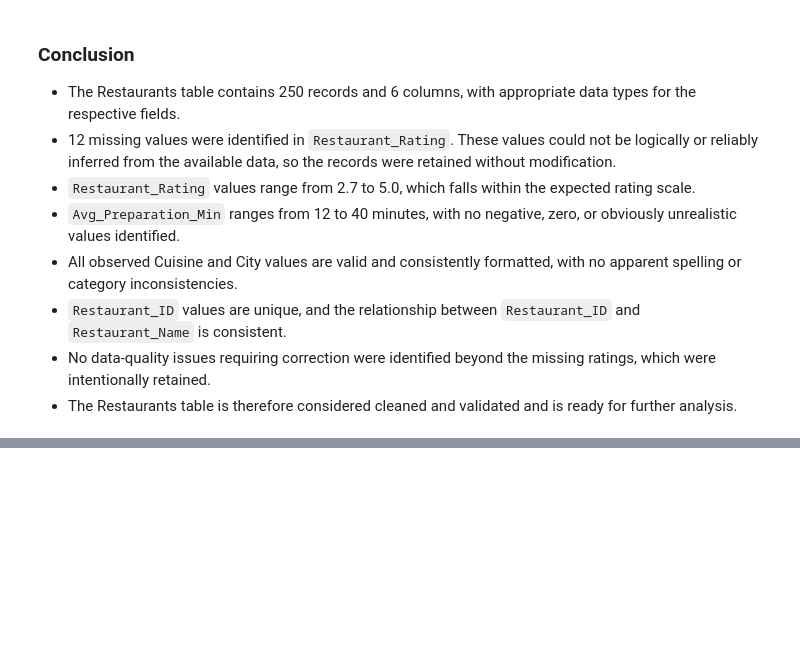
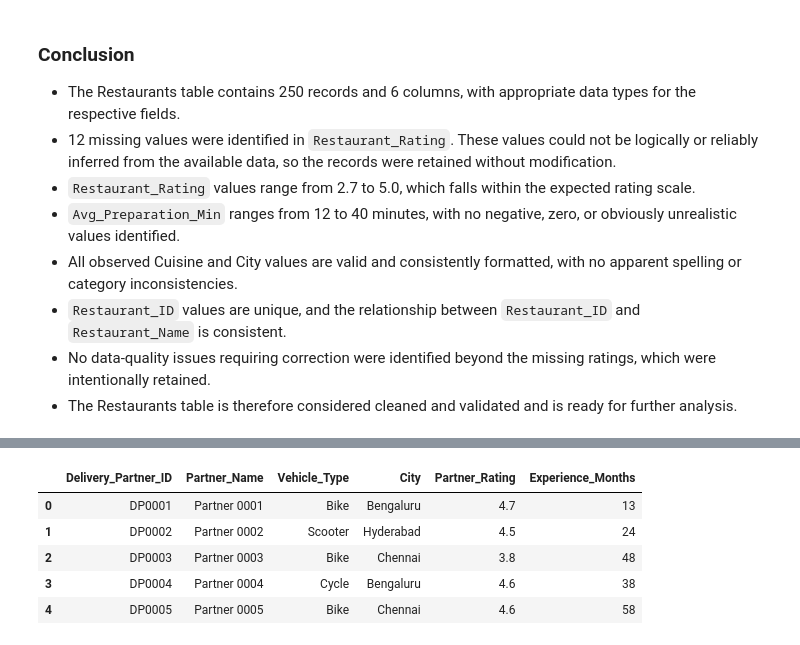
Before and after one commit to saradlakandri/Food-Delivery-Operations-Customer-Analytics, a Jupyter notebook: Python/Food_Delivery_Operations_Customer_Analytics.ipynb, the cells around one changed output, grey strips where cells are left out. Drawn from its saved outputs; the diff is of its cells as text; code cells hidden in the pictures; blank space fills up the shorter version.

Commit message:
Delivery_Partner table data cleaning and validation

```diff
--- a/Python/Food_Delivery_Operations_Customer_Analytics.ipynb
+++ b/Python/Food_Delivery_Operations_Customer_Analytics.ipynb
@@ -1201,0 +1232,12 @@ No. of duplicate value under ID columns is:  0
+# %%
+## Loading/reading of the Delivery Partners table
+
+delivery_partners = pd.read_csv('/content/delivery_partners.csv')
+delivery_partners.head()
+# %% [output]
+|  | Delivery_Partner_ID | Partner_Name | Vehicle_Type | City | Partner_Rating | Experience_Months |
+| 0 | DP0001 | Partner 0001 | Bike | Bengaluru | 4.7 | 13 |
+| 1 | DP0002 | Partner 0002 | Scooter | Hyderabad | 4.5 | 24 |
+| 2 | DP0003 | Partner 0003 | Bike | Chennai | 3.8 | 48 |
+| 3 | DP0004 | Partner 0004 | Cycle | Bengaluru | 4.6 | 38 |
+| 4 | DP0005 | Partner 0005 | Bike | Chennai | 4.6 | 58 |
```
Also changed, not shown: parts of 16 cells of this notebook.
